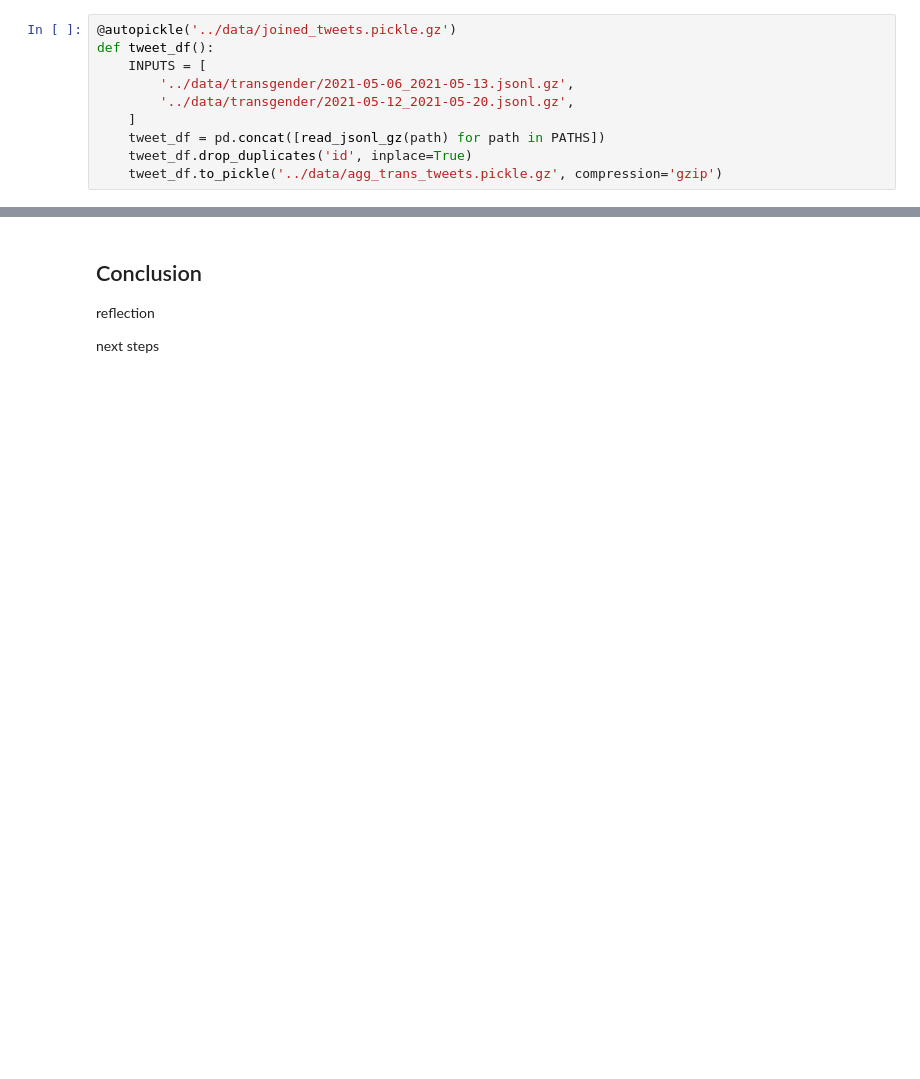
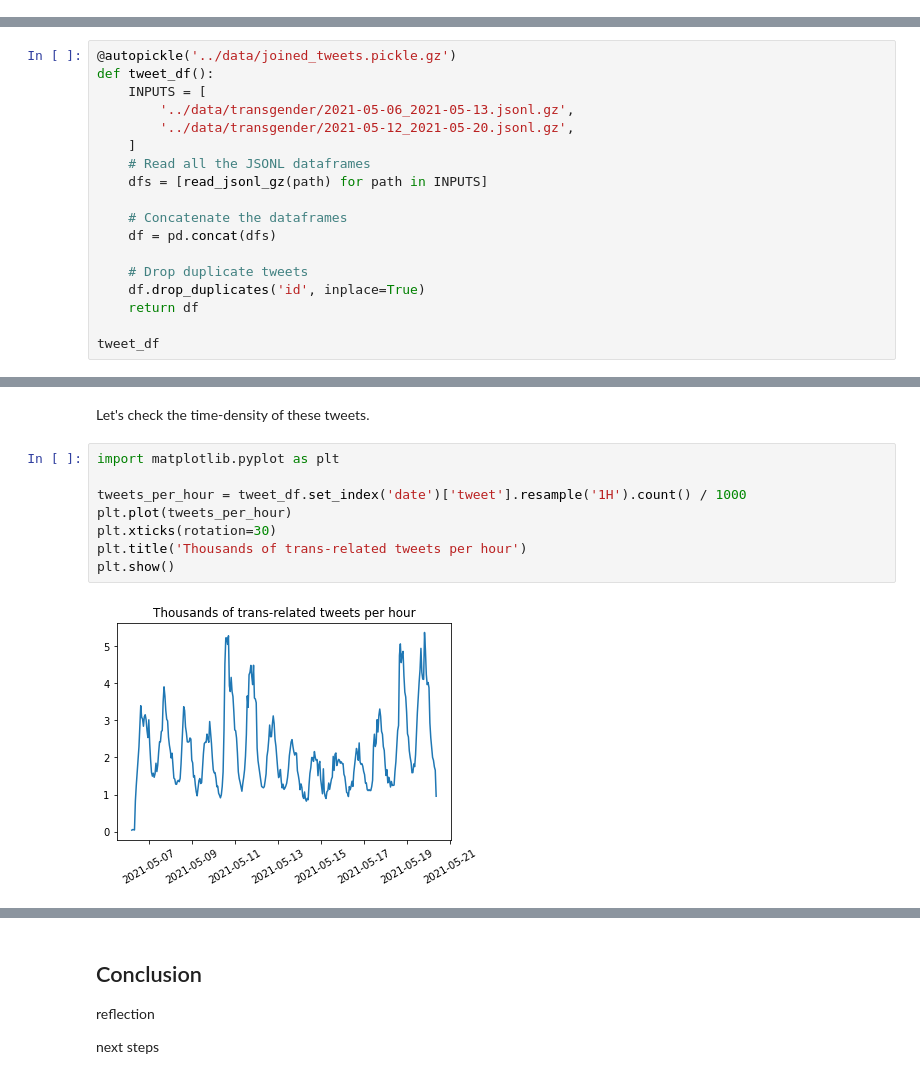
Before and after one commit to astralbijection/trans-data-analysis, a Jupyter notebook: notebooks/final_report.ipynb, the cells around one changed output, grey strips where cells are left out. Drawn from its saved outputs; the diff is of its cells as text; blank space fills up the shorter version.

```diff
--- a/notebooks/final_report.ipynb
+++ b/notebooks/final_report.ipynb
@@ -76,10 +26,0 @@ def read_jsonl_gz(path):
-# %%
-@autopickle('../data/joined_tweets.pickle.gz')
-def tweet_df():
-    INPUTS = [
-        '../data/transgender/2021-05-06_2021-05-13.jsonl.gz',
-        '../data/transgender/2021-05-12_2021-05-20.jsonl.gz',
-    ]
-    tweet_df = pd.concat([read_jsonl_gz(path) for path in PATHS])
-    tweet_df.drop_duplicates('id', inplace=True)
-    tweet_df.to_pickle('../data/agg_trans_tweets.pickle.gz', compression='gzip')
@@ -85,0 +74,18 @@ def tweet_df():
+# %%
+@autopickle('../data/joined_tweets.pickle.gz')
+def tweet_df():
+    INPUTS = [
+        '../data/transgender/2021-05-06_2021-05-13.jsonl.gz',
+        '../data/transgender/2021-05-12_2021-05-20.jsonl.gz',
+    ]
+    # Read all the JSONL dataframes
+    dfs = [read_jsonl_gz(path) for path in INPUTS]
+
+    # Concatenate the dataframes
+    df = pd.concat(dfs)
+
+    # Drop duplicate tweets
+    df.drop_duplicates('id', inplace=True)
+    return df
+
+tweet_df
@@ -85,0 +106,12 @@ def tweet_df():
+# %% [markdown]
+Let's check the time-density of these tweets.
+# %%
+import matplotlib.pyplot as plt
+
+tweets_per_hour = tweet_df.set_index('date')['tweet'].resample('1H').count() / 1000
+plt.plot(tweets_per_hour)
+plt.xticks(rotation=30)
+plt.title('Thousands of trans-related tweets per hour')
+plt.show()
+# %% [output]
+[figure, added]
```
Also changed, not shown: parts of 41 cells of this notebook, 2 other files.
